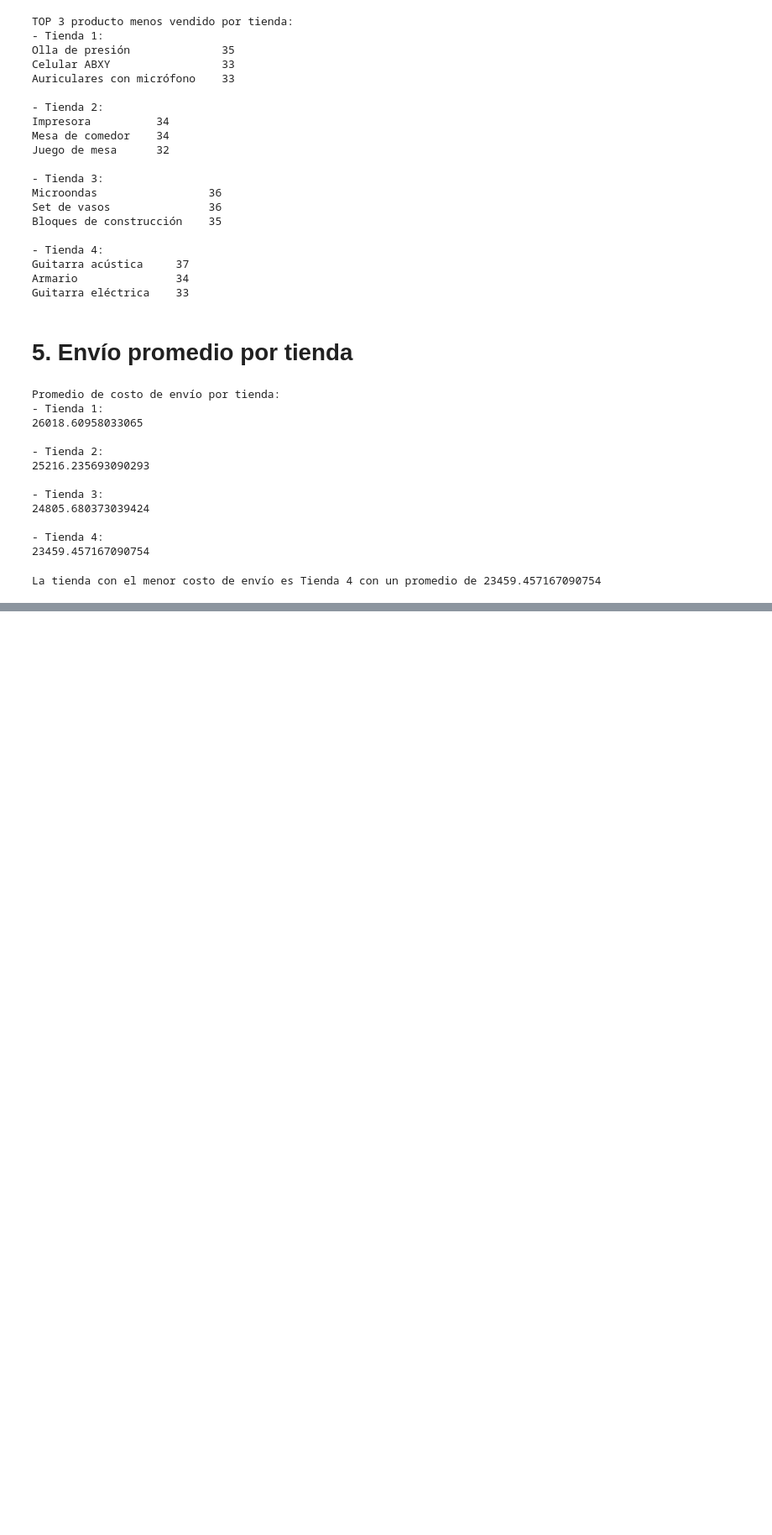
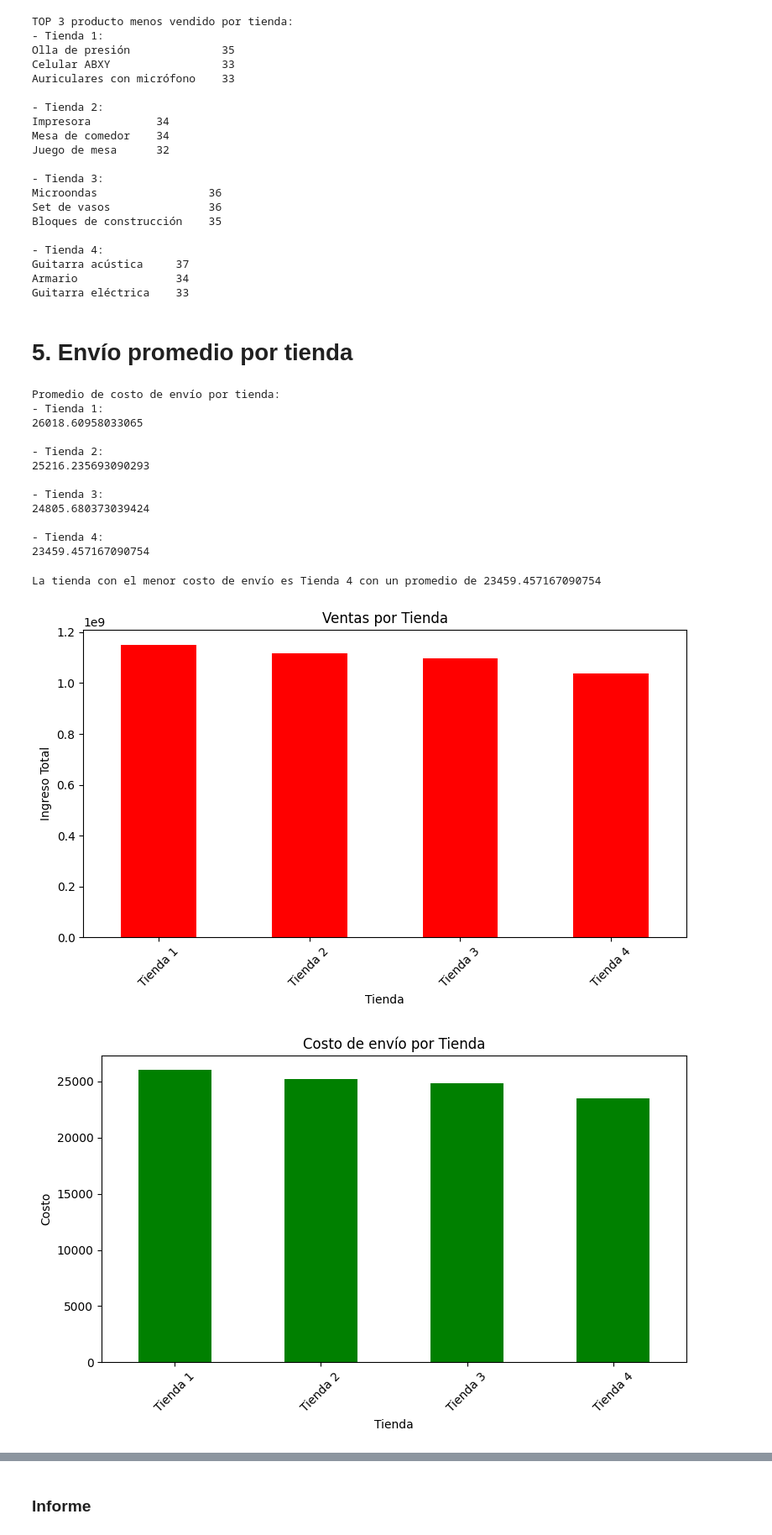
Before and after one commit to egcasass/Challenge-ONE-Data-Science, a Jupyter notebook: AluraStoreLatam.ipynb, the cells around one changed output, grey strips where cells are left out. Shown: that part at 84% size. Cells and saved outputs as stored; diff of their text form; code cells hidden in the pictures; blank space fills up the shorter version.

Commit message:
Se agregó Informe

```diff
--- a/AluraStoreLatam.ipynb
+++ b/AluraStoreLatam.ipynb
@@ -276,0 +282,40 @@ La tienda con el menor costo de envío es Tienda 4 con un promedio de 23459.4571
+# %%
+ingresos_series = pd.Series(ingresos)
+
+plt.figure(figsize=(8, 5))
+ingresos_series.plot(kind='bar', color='red')
+plt.title('Ventas por Tienda')
+plt.xlabel('Tienda')
+plt.ylabel('Ingreso Total')
+plt.xticks(rotation=45)
+plt.tight_layout()
+plt.show()
+
+
+envio_series = pd.Series(Envio)
+
+plt.figure(figsize=(8, 5))
+envio_series.plot(kind='bar', color='green')
+plt.title('Costo de envío por Tienda')
+plt.xlabel('Tienda')
+plt.ylabel('Costo')
+plt.xticks(rotation=45)
+plt.tight_layout()
+plt.show()
+
+
+top1 = ventas_categoria_tienda1.head(3).rename(lambda x: f"Tienda 1 - {x}")
+top2 = ventas_categoria_tienda2.head(3).rename(lambda x: f"Tienda 2 - {x}")
+top3 = ventas_categoria_tienda3.head(3).rename(lambda x: f"Tienda 3 - {x}")
+top4 = ventas_categoria_tienda4.head(3).rename(lambda x: f"Tienda 4 - {x}")
+
+top_total = pd.concat([top1, top2, top3, top4])
+
+plt.figure(figsize=(10, 6))
+top_total.plot(kind='barh', color='skyblue')
+plt.title('Top 3 Categorías por Tienda')
+plt.xlabel('Categoría y Tienda')
+plt.show()
+# %% [output]
+[figure, added]
+[figure, added]
@@ -276,0 +323,2 @@ La tienda con el menor costo de envío es Tienda 4 con un promedio de 23459.4571
+# %% [markdown]
+### Informe
```
Also changed, not shown: parts of 4 cells of this notebook.
